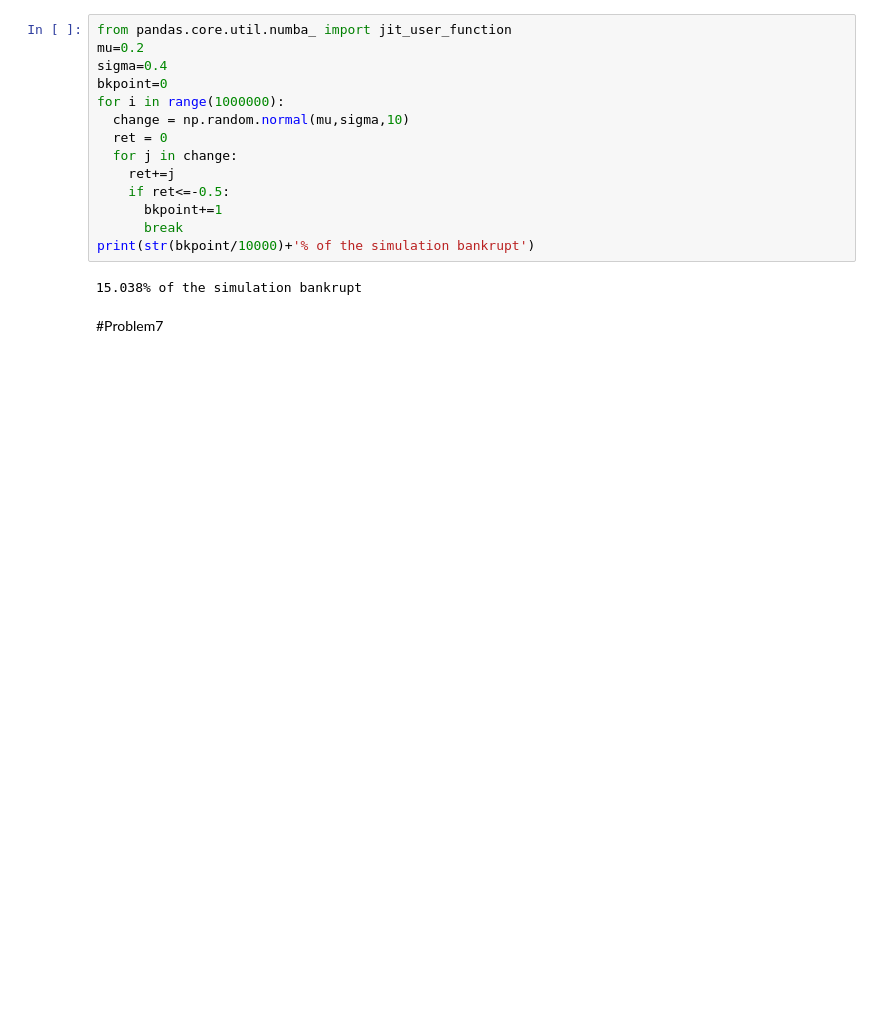
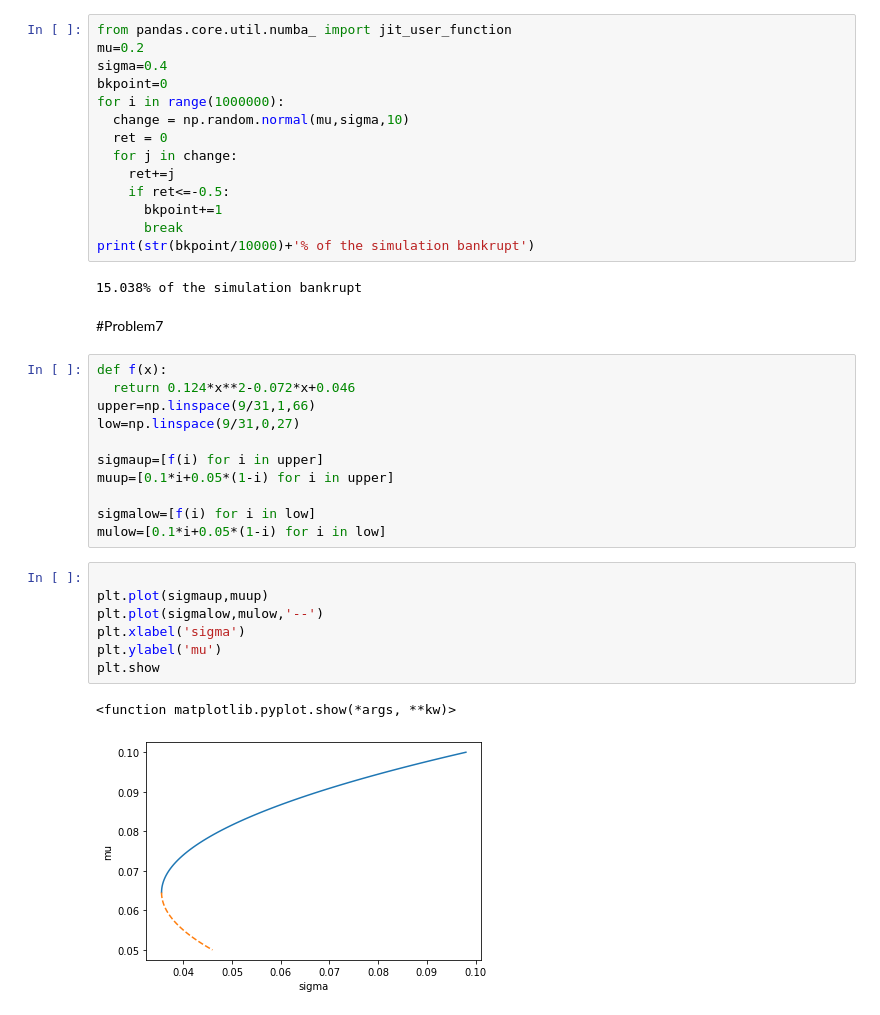
Before and after one commit to Jay2251929205/Jiayi-Wang-ECON317, a Jupyter notebook: HW/ECON317_HW2.ipynb, the cells around one changed output. Cells and saved outputs as stored; diff of their text form; blank space fills up the shorter version.

```diff
--- a/HW/ECON317_HW2.ipynb
+++ b/HW/ECON317_HW2.ipynb
@@ -147,3 +163,24 @@ print(str(bkpoint/10000)+'% of the simulation bankrupt')
 15.038% of the simulation bankrupt
 # %% [markdown]
 #Problem7
+# %%
+def f(x):
+  return 0.124*x**2-0.072*x+0.046
+upper=np.linspace(9/31,1,66)
+low=np.linspace(9/31,0,27)
+
+sigmaup=[f(i) for i in upper]
+muup=[0.1*i+0.05*(1-i) for i in upper]
+
+sigmalow=[f(i) for i in low]
+mulow=[0.1*i+0.05*(1-i) for i in low]
+# %%
+
+plt.plot(sigmaup,muup)
+plt.plot(sigmalow,mulow,'--')
+plt.xlabel('sigma')
+plt.ylabel('mu')
+plt.show
+# %% [output]
+<function matplotlib.pyplot.show(*args, **kw)>
+[figure, added]
```
Also changed, not shown: parts of 4 cells of this notebook.
